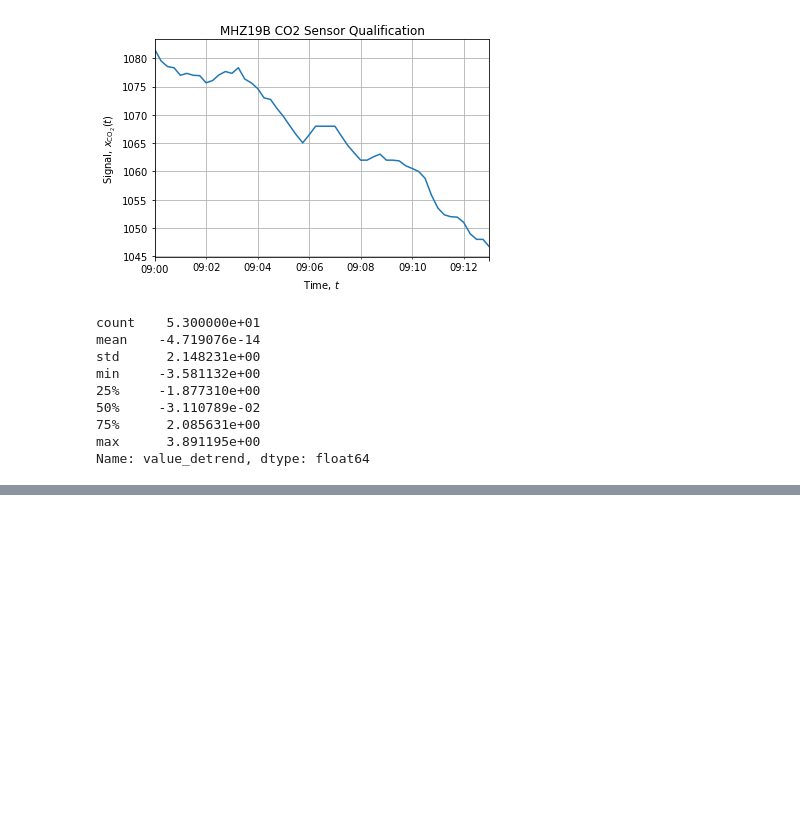
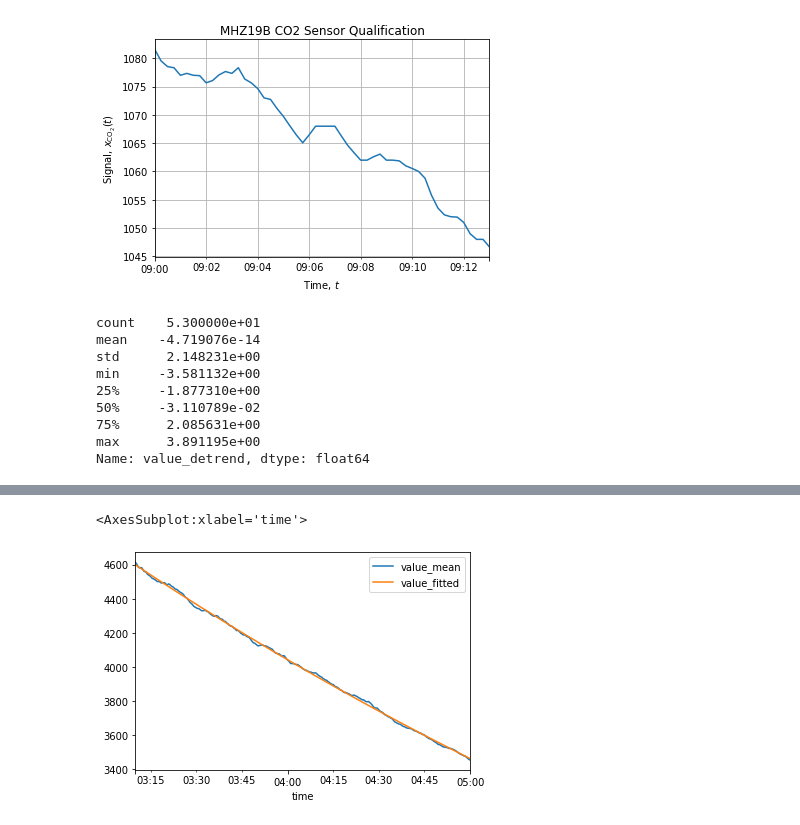
Before and after one commit to jlandercy/cookbook, a Jupyter notebook: python/sensors/MHZ19B/SensorQualification.ipynb, the cells around one changed output, grey strips where cells are left out. Cells and saved outputs as stored; diff of their text form; code cells hidden in the pictures; blank space fills up the shorter version.

```diff
--- a/python/sensors/MHZ19B/SensorQualification.ipynb
+++ b/python/sensors/MHZ19B/SensorQualification.ipynb
@@ -224,0 +250,11 @@ Name: value_detrend, dtype: float64
+# %%
+x = data.loc["2020-09-27 03:10:00":"2020-09-27 05:00:00",['value_mean']]
+t = pd.to_timedelta(x.index - x.index[0]).total_seconds()
+p = np.polyfit(t, np.log(x['value_mean'].values), 1)
+x['value_fitted'] = np.exp(t*p[0]+p[1])
+x['abs_error'] = x['value_mean'] - x['value_fitted']
+x['rel_error'] = x['abs_error']/x['value_fitted']
+x[['value_mean', 'value_fitted']].plot()
+# %% [output]
+<AxesSubplot:xlabel='time'>
+[figure, added]
```
Also changed, not shown: parts of 8 cells of this notebook.
